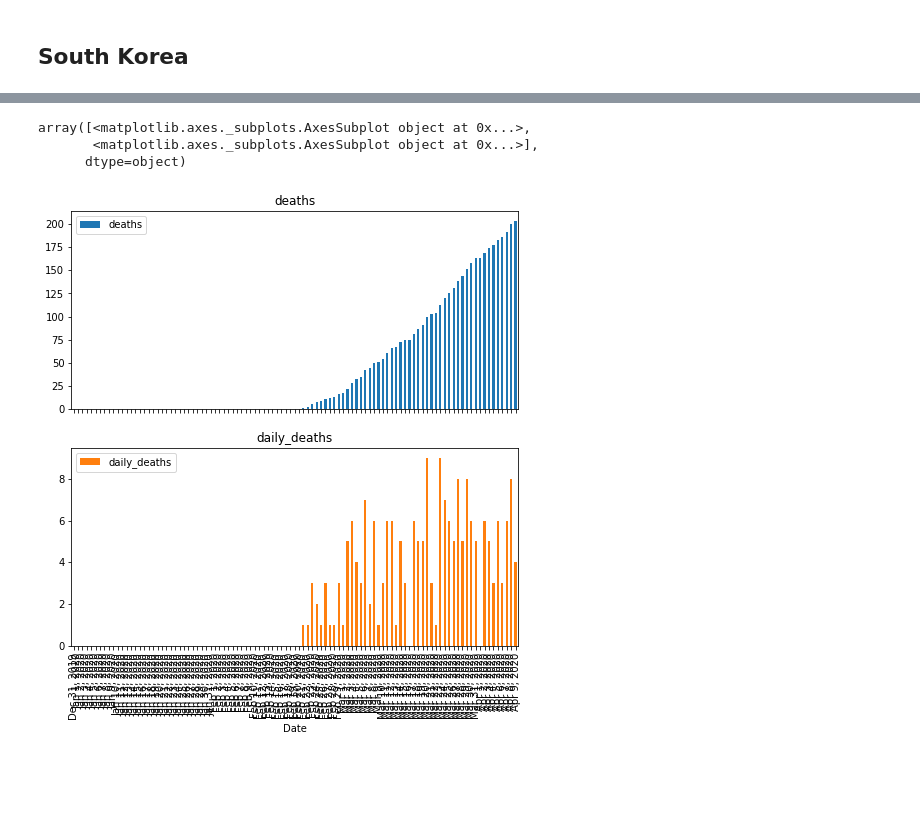
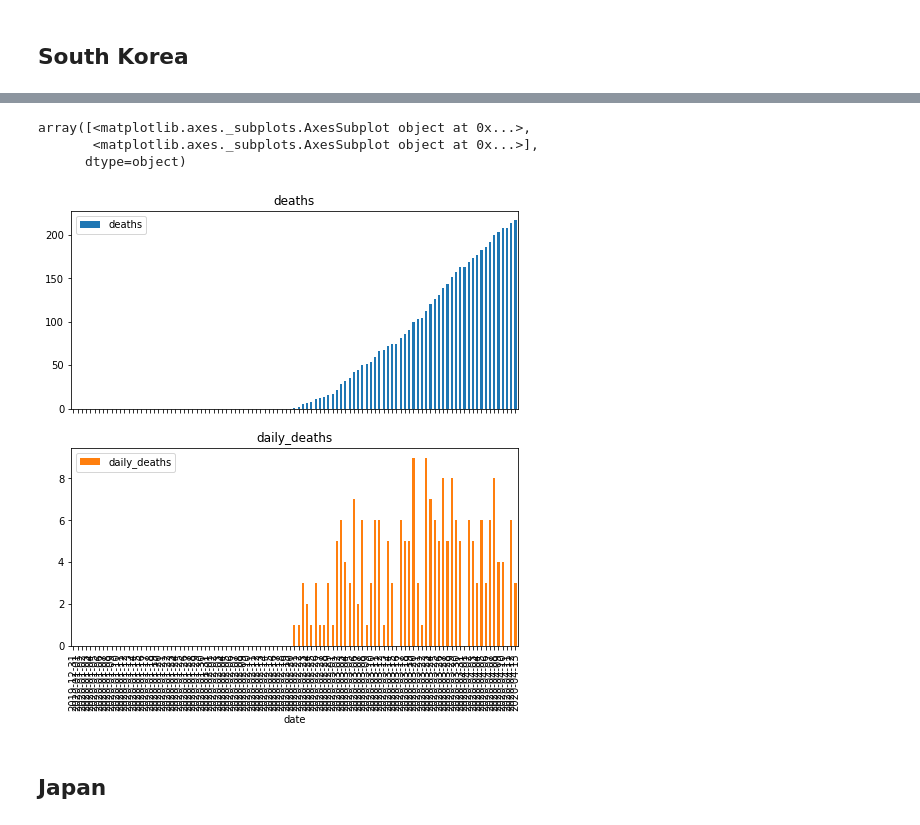
Before and after one commit to jonathan-taylor/covid-19-data, a Jupyter notebook: World.ipynb, the cells around one changed output, grey strips where cells are left out. Cells and saved outputs as stored; diff of their text form; code cells hidden in the pictures; blank space fills up the shorter version.

Commit message:
updated world

```diff
--- a/World.ipynb
+++ b/World.ipynb
@@ -8,13 +8,13 @@ matplotlib.rc('figure', figsize=(8,8))
 
 ## Italy
 # %%
-world = pd.read_csv('daily-covid-cases-deaths.csv')
-italy = world.loc[lambda df: df['Entity'] == 'Italy']
-italy = italy.rename(columns={'Daily confirmed cases (cases)':'daily_cases',
-                              'Daily confirmed deaths (deaths)':'daily_deaths'})
+world = pd.read_csv('full_data.csv')
+italy = world.loc[lambda df: df['location'] == 'Italy']
+italy = italy.rename(columns={'new_cases':'daily_cases',
+                              'new_deaths':'daily_deaths'})
 italy.insert(3, 'cases', np.cumsum(italy['daily_cases']))
 italy.insert(3, 'deaths', np.cumsum(italy['daily_deaths']))
-italy.plot.bar(y=['cases', 'daily_cases'], x='Date', subplots=True)
+italy.plot.bar(y=['total_cases', 'daily_cases'], x='date', subplots=True)
 # %% [output]
 array([<matplotlib.axes._subplots.AxesSubplot object at 0x...>,
        <matplotlib.axes._subplots.AxesSubplot object at 0x...>],
@@ -72,12 +72,12 @@ array([<matplotlib.axes._subplots.AxesSubplot object at 0x...>,
 # %% [markdown]
 ## South Korea
 # %%
-korea = world.loc[lambda df: df['Entity'] == 'South Korea']
-korea = korea.rename(columns={'Daily confirmed cases (cases)':'daily_cases',
-                          'Daily confirmed deaths (deaths)':'daily_deaths'})
+korea = world.loc[lambda df: df['location'] == 'South Korea']
+korea = korea.rename(columns={'new_cases':'daily_cases',
+                          'new_deaths':'daily_deaths'})
 korea.insert(3, 'cases', np.cumsum(korea['daily_cases']))
 korea.insert(3, 'deaths', np.cumsum(korea['daily_deaths']))
-korea.plot.bar(y=['cases', 'daily_cases'], x='Date', subplots=True)
+korea.plot.bar(y=['cases', 'daily_cases'], x='date', subplots=True)
 # %% [output]
 array([<matplotlib.axes._subplots.AxesSubplot object at 0x...>,
        <matplotlib.axes._subplots.AxesSubplot object at 0x...>],
@@ -86,7 +86,9 @@ array([<matplotlib.axes._subplots.AxesSubplot object at 0x...>,
 # %%
-korea.plot.bar(y=['deaths', 'daily_deaths'], x='Date', subplots=True)
+korea.plot.bar(y=['deaths', 'daily_deaths'], x='date', subplots=True)
 # %% [output]
 array([<matplotlib.axes._subplots.AxesSubplot object at 0x...>,
        <matplotlib.axes._subplots.AxesSubplot object at 0x...>],
       dtype=object)
-[figure, old version]
+[figure, new version]
+# %% [markdown]
+## Japan
```
Also changed, not shown: parts of 10 cells of this notebook, 1 other file.
